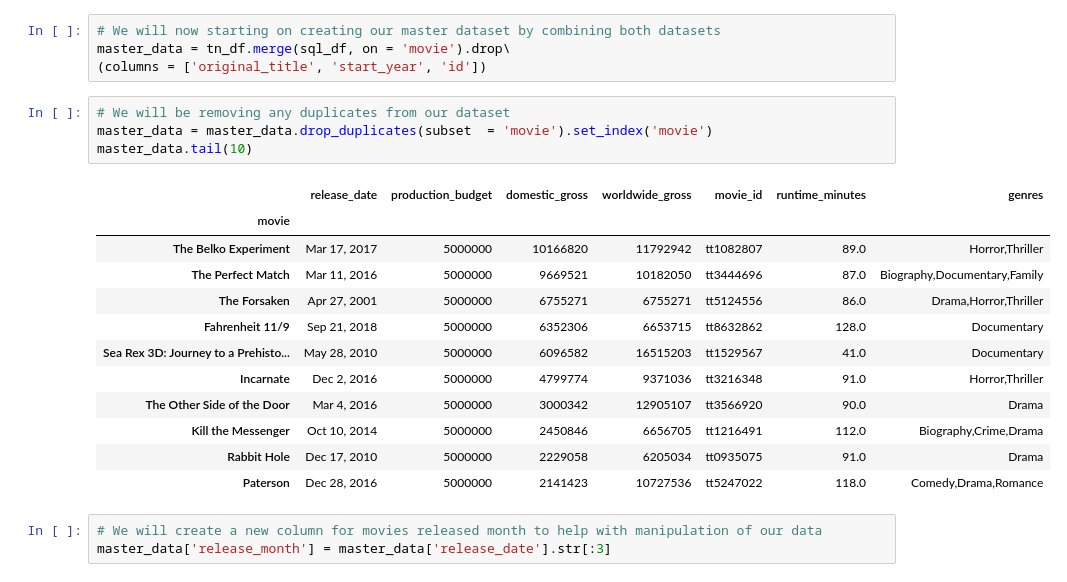
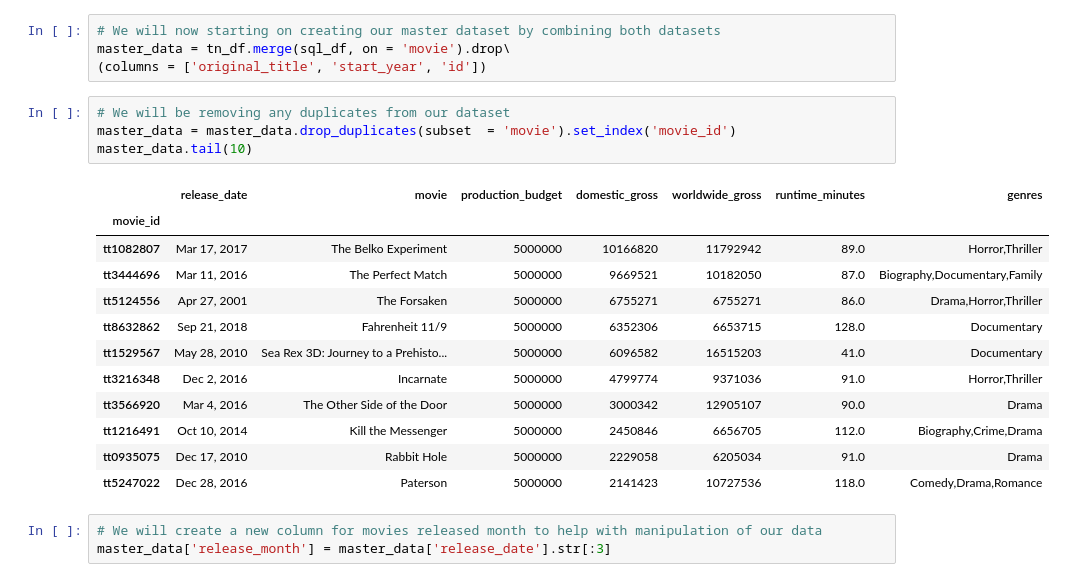
Before and after one commit to sarahadamsjack/phase-1-project-1, a Jupyter notebook: index.ipynb, the cells around one changed output. Saved outputs shown, nothing was run; the diff lists cells and outputs as text.

```diff
--- a/index.ipynb
+++ b/index.ipynb
@@ -100,21 +100,21 @@ master_data = tn_df.merge(sql_df, on = 'movie').drop\
 (columns = ['original_title', 'start_year', 'id'])
 # %%
 # We will be removing any duplicates from our dataset
-master_data = master_data.drop_duplicates(subset  = 'movie').set_index('movie')
+master_data = master_data.drop_duplicates(subset  = 'movie').set_index('movie_id')
 master_data.tail(10)
 # %% [output]
-|  | release_date | production_budget | domestic_gross | worldwide_gross | movie_id | runtime_minutes | genres |
-| movie |  |  |  |  |  |  |  |
-| The Belko Experiment | Mar 17, 2017 | 5000000 | 10166820 | 11792942 | tt1082807 | 89.0 | Horror,Thriller |
-| The Perfect Match | Mar 11, 2016 | 5000000 | 9669521 | 10182050 | tt3444696 | 87.0 | Biography,Documentary,Family |
-| The Forsaken | Apr 27, 2001 | 5000000 | 6755271 | 6755271 | tt5124556 | 86.0 | Drama,Horror,Thriller |
-| Fahrenheit 11/9 | Sep 21, 2018 | 5000000 | 6352306 | 6653715 | tt8632862 | 128.0 | Documentary |
-| Sea Rex 3D: Journey to a Prehisto... | May 28, 2010 | 5000000 | 6096582 | 16515203 | tt1529567 | 41.0 | Documentary |
-| Incarnate | Dec 2, 2016 | 5000000 | 4799774 | 9371036 | tt3216348 | 91.0 | Horror,Thriller |
-| The Other Side of the Door | Mar 4, 2016 | 5000000 | 3000342 | 12905107 | tt3566920 | 90.0 | Drama |
-| Kill the Messenger | Oct 10, 2014 | 5000000 | 2450846 | 6656705 | tt1216491 | 112.0 | Biography,Crime,Drama |
-| Rabbit Hole | Dec 17, 2010 | 5000000 | 2229058 | 6205034 | tt0935075 | 91.0 | Drama |
-| Paterson | Dec 28, 2016 | 5000000 | 2141423 | 10727536 | tt5247022 | 118.0 | Comedy,Drama,Romance |
+|  | release_date | movie | production_budget | domestic_gross | worldwide_gross | runtime_minutes | genres |
+| movie_id |  |  |  |  |  |  |  |
+| tt1082807 | Mar 17, 2017 | The Belko Experiment | 5000000 | 10166820 | 11792942 | 89.0 | Horror,Thriller |
+| tt3444696 | Mar 11, 2016 | The Perfect Match | 5000000 | 9669521 | 10182050 | 87.0 | Biography,Documentary,Family |
+| tt5124556 | Apr 27, 2001 | The Forsaken | 5000000 | 6755271 | 6755271 | 86.0 | Drama,Horror,Thriller |
+| tt8632862 | Sep 21, 2018 | Fahrenheit 11/9 | 5000000 | 6352306 | 6653715 | 128.0 | Documentary |
+| tt1529567 | May 28, 2010 | Sea Rex 3D: Journey to a Prehisto... | 5000000 | 6096582 | 16515203 | 41.0 | Documentary |
+| tt3216348 | Dec 2, 2016 | Incarnate | 5000000 | 4799774 | 9371036 | 91.0 | Horror,Thriller |
+| tt3566920 | Mar 4, 2016 | The Other Side of the Door | 5000000 | 3000342 | 12905107 | 90.0 | Drama |
+| tt1216491 | Oct 10, 2014 | Kill the Messenger | 5000000 | 2450846 | 6656705 | 112.0 | Biography,Crime,Drama |
+| tt0935075 | Dec 17, 2010 | Rabbit Hole | 5000000 | 2229058 | 6205034 | 91.0 | Drama |
+| tt5247022 | Dec 28, 2016 | Paterson | 5000000 | 2141423 | 10727536 | 118.0 | Comedy,Drama,Romance |
 # %%
 # We will create a new column for movies released month to help with manipulation of our data
 master_data['release_month'] = master_data['release_date'].str[:3]
```
Also changed, not shown: parts of 14 cells of this notebook.
